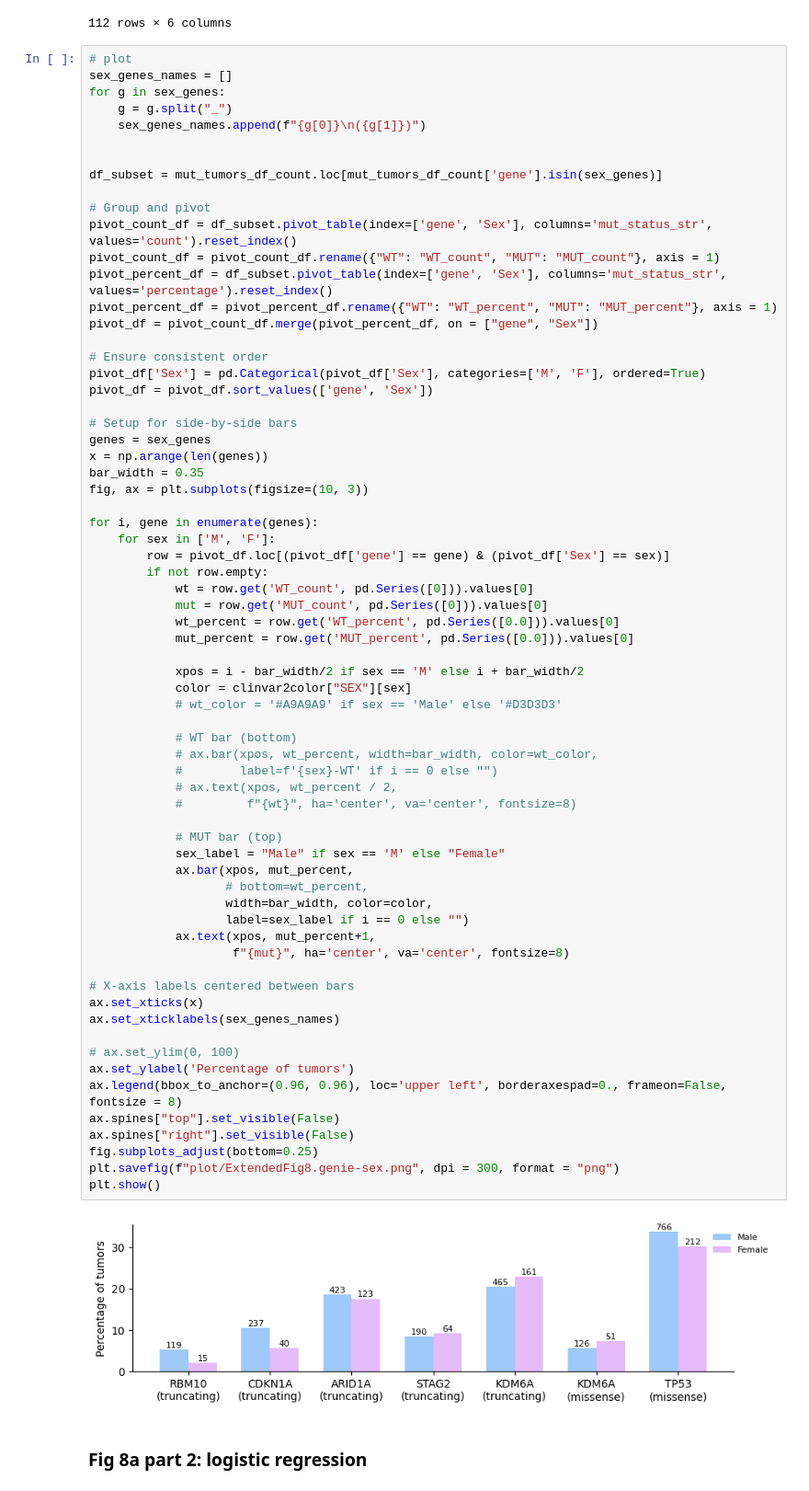
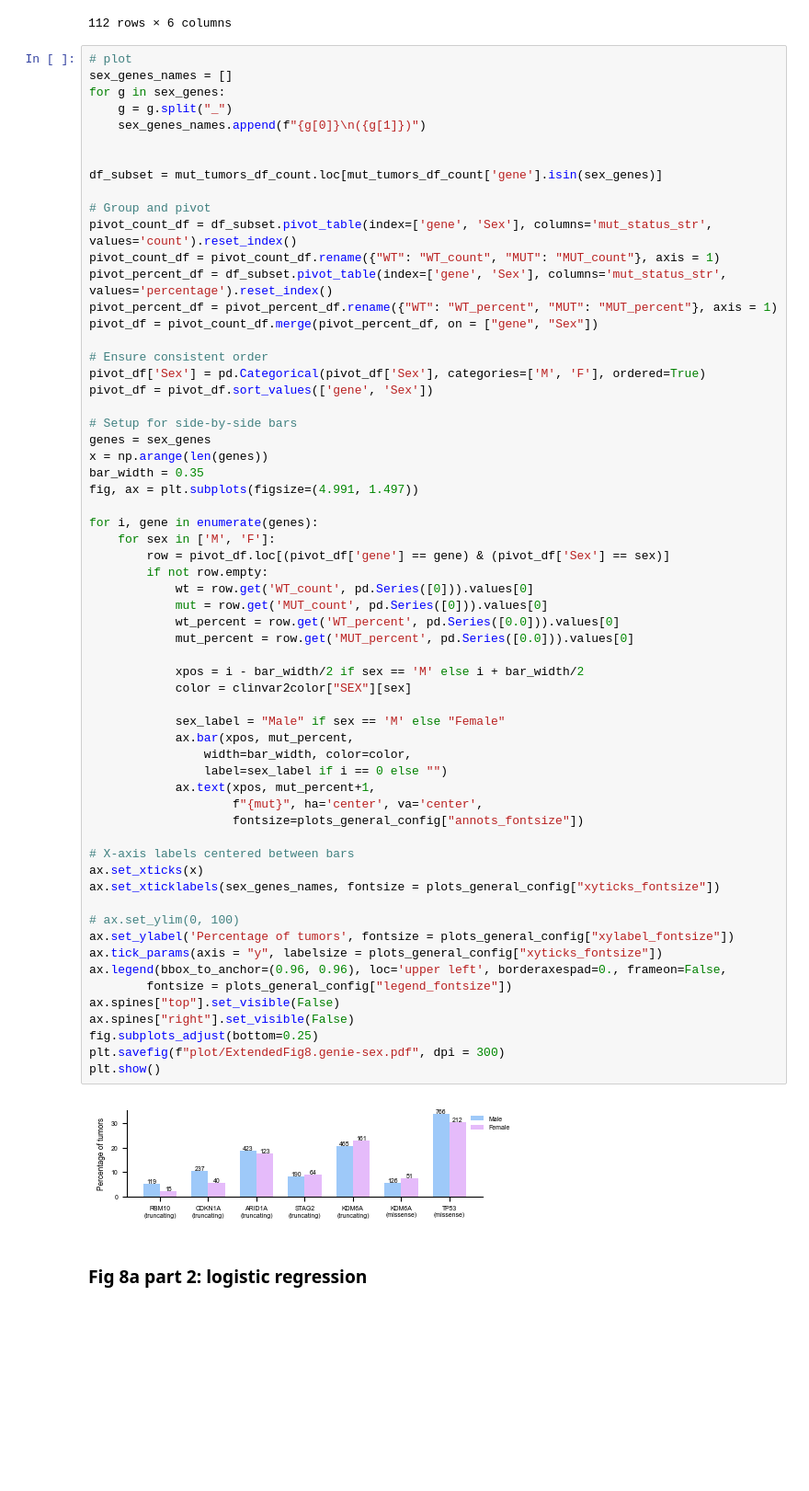
Before and after one commit to bbglab/normal_bladder_paper, a Jupyter notebook: extended/extended8/ExtendedFig8a_tumors_sexbias.ipynb, the cells around one changed output. Shown at 92% size. Cells and saved outputs as stored; diff of their text form; blank space fills up the shorter version.

```diff
--- a/extended/extended8/ExtendedFig8a_tumors_sexbias.ipynb
+++ b/extended/extended8/ExtendedFig8a_tumors_sexbias.ipynb
@@ -104,51 +104,45 @@ pivot_df = pivot_df.sort_values(['gene', 'Sex'])
 # Setup for side-by-side bars
 genes = sex_genes
 x = np.arange(len(genes))
 bar_width = 0.35
-fig, ax = plt.subplots(figsize=(10, 3))
+fig, ax = plt.subplots(figsize=(4.991, 1.497))
 
 for i, gene in enumerate(genes):
     for sex in ['M', 'F']:
         row = pivot_df.loc[(pivot_df['gene'] == gene) & (pivot_df['Sex'] == sex)]
         if not row.empty:
             wt = row.get('WT_count', pd.Series([0])).values[0]
             mut = row.get('MUT_count', pd.Series([0])).values[0]
             wt_percent = row.get('WT_percent', pd.Series([0.0])).values[0]
             mut_percent = row.get('MUT_percent', pd.Series([0.0])).values[0]
 
             xpos = i - bar_width/2 if sex == 'M' else i + bar_width/2
             color = clinvar2color["SEX"][sex]
-            # wt_color = '#A9A9A9' if sex == 'Male' else '#D3D3D3'
 
-            # WT bar (bottom)
-            # ax.bar(xpos, wt_percent, width=bar_width, color=wt_color,
-            #        label=f'{sex}-WT' if i == 0 else "")
-            # ax.text(xpos, wt_percent / 2,
-            #         f"{wt}", ha='center', va='center', fontsize=8)
-
-            # MUT bar (top)
             sex_label = "Male" if sex == 'M' else "Female"
             ax.bar(xpos, mut_percent,
-                   # bottom=wt_percent,
-                   width=bar_width, color=color,
-                   label=sex_label if i == 0 else "")
+                width=bar_width, color=color,
+                label=sex_label if i == 0 else "")
             ax.text(xpos, mut_percent+1,
-                    f"{mut}", ha='center', va='center', fontsize=8)
+                    f"{mut}", ha='center', va='center',
+                    fontsize=plots_general_config["annots_fontsize"])
 
 # X-axis labels centered between bars
 ax.set_xticks(x)
-ax.set_xticklabels(sex_genes_names)
+ax.set_xticklabels(sex_genes_names, fontsize = plots_general_config["xyticks_fontsize"])
 
 # ax.set_ylim(0, 100)
-ax.set_ylabel('Percentage of tumors')
-ax.legend(bbox_to_anchor=(0.96, 0.96), loc='upper left', borderaxespad=0., frameon=False, fontsize = 8)
+ax.set_ylabel('Percentage of tumors', fontsize = plots_general_config["xylabel_fontsize"])
+ax.tick_params(axis = "y", labelsize = plots_general_config["xyticks_fontsize"])
+ax.legend(bbox_to_anchor=(0.96, 0.96), loc='upper left', borderaxespad=0., frameon=False,
+        fontsize = plots_general_config["legend_fontsize"])
 ax.spines["top"].set_visible(False)
 ax.spines["right"].set_visible(False)
 fig.subplots_adjust(bottom=0.25)
-plt.savefig(f"plot/ExtendedFig8.genie-sex.png", dpi = 300, format = "png")
+plt.savefig(f"plot/ExtendedFig8.genie-sex.pdf", dpi = 300)
 plt.show()
 # %% [output]
-[figure, old version]
+[figure, new version]
 # %% [markdown]
 ### Fig 8a part 2: logistic regression
 # %%
```
Also changed, not shown: parts of 1 cell of this notebook, 6 other files.
